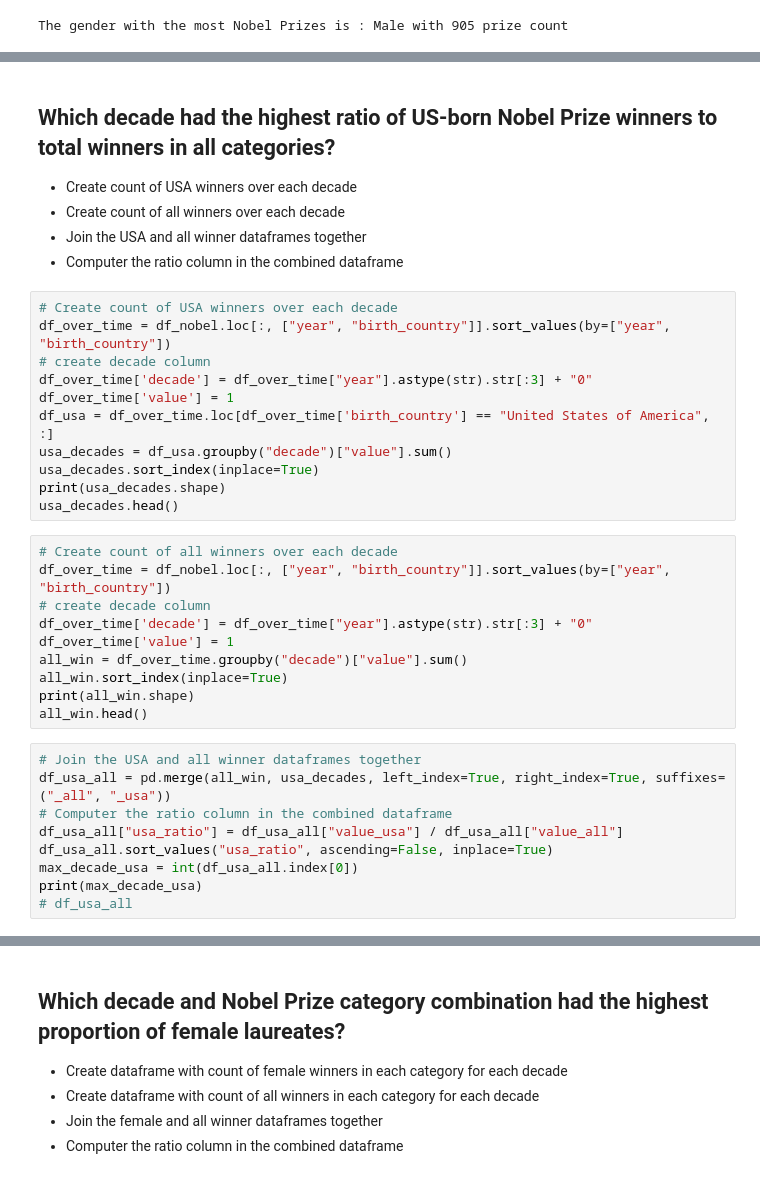
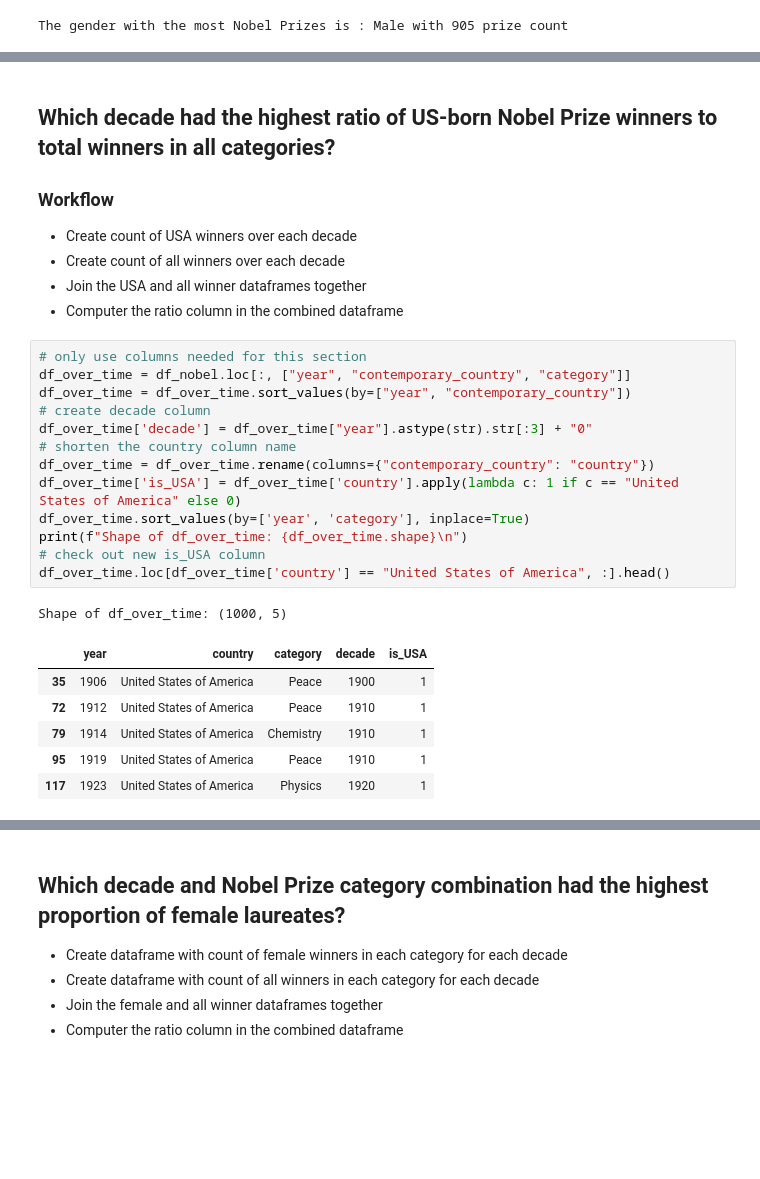
Before and after one commit to MichaelSzczepaniak/DSPortfolio, a Jupyter notebook: Nobel_Winners/NobelWinners.ipynb, the cells around one changed output, grey strips where cells are left out. Cells and saved outputs as stored; diff of their text form; blank space fills up the shorter version.

```diff
--- a/Nobel_Winners/NobelWinners.ipynb
+++ b/Nobel_Winners/NobelWinners.ipynb
@@ -83,37 +124,31 @@ There are 129 birth countries listings before consolidation.
 # %% [markdown]
 ## Which decade had the highest ratio of US-born Nobel Prize winners to total winners in all categories?
+
+
+### Workflow
 
 + Create count of USA winners over each decade
 + Create count of all winners over each decade
 + Join the USA and all winner dataframes together
 + Computer the ratio column in the combined dataframe
-# %%
-# Create count of USA winners over each decade
-df_over_time = df_nobel.loc[:, ["year", "birth_country"]].sort_values(by=["year", "birth_country"])
-# create decade column
-df_over_time['decade'] = df_over_time["year"].astype(str).str[:3] + "0"
-df_over_time['value'] = 1
-df_usa = df_over_time.loc[df_over_time['birth_country'] == "United States of America", :]
-usa_decades = df_usa.groupby("decade")["value"].sum()
-usa_decades.sort_index(inplace=True)
-print(usa_decades.shape)
-usa_decades.head()
-# %%
-# Create count of all winners over each decade
-df_over_time = df_nobel.loc[:, ["year", "birth_country"]].sort_values(by=["year", "birth_country"])
-# create decade column
-df_over_time['decade'] = df_over_time["year"].astype(str).str[:3] + "0"
-df_over_time['value'] = 1
-all_win = df_over_time.groupby("decade")["value"].sum()
-all_win.sort_index(inplace=True)
-print(all_win.shape)
-all_win.head()
-# %%
-# Join the USA and all winner dataframes together
-df_usa_all = pd.merge(all_win, usa_decades, left_index=True, right_index=True, suffixes=("_all", "_usa"))
-# Computer the ratio column in the combined dataframe
-df_usa_all["usa_ratio"] = df_usa_all["value_usa"] / df_usa_all["value_all"]
-df_usa_all.sort_values("usa_ratio", ascending=False, inplace=True)
-max_decade_usa = int(df_usa_all.index[0])
-print(max_decade_usa)
-# df_usa_all
+# %%
+# only use columns needed for this section
+df_over_time = df_nobel.loc[:, ["year", "contemporary_country", "category"]]
+df_over_time = df_over_time.sort_values(by=["year", "contemporary_country"])
+# create decade column
+df_over_time['decade'] = df_over_time["year"].astype(str).str[:3] + "0"
+# shorten the country column name
+df_over_time = df_over_time.rename(columns={"contemporary_country": "country"})
+df_over_time['is_USA'] = df_over_time['country'].apply(lambda c: 1 if c == "United States of America" else 0)
+df_over_time.sort_values(by=['year', 'category'], inplace=True)
+print(f"Shape of df_over_time: {df_over_time.shape}\n")
+# check out new is_USA column
+df_over_time.loc[df_over_time['country'] == "United States of America", :].head()
+# %% [output]
+Shape of df_over_time: (1000, 5)
+|  | year | country | category | decade | is_USA |
+| 35 | 1906 | United States of America | Peace | 1900 | 1 |
+| 72 | 1912 | United States of America | Peace | 1910 | 1 |
+| 79 | 1914 | United States of America | Chemistry | 1910 | 1 |
+| 95 | 1919 | United States of America | Peace | 1910 | 1 |
+| 117 | 1923 | United States of America | Physics | 1920 | 1 |
```
Also changed, not shown: parts of 20 cells of this notebook, 1 other file.
